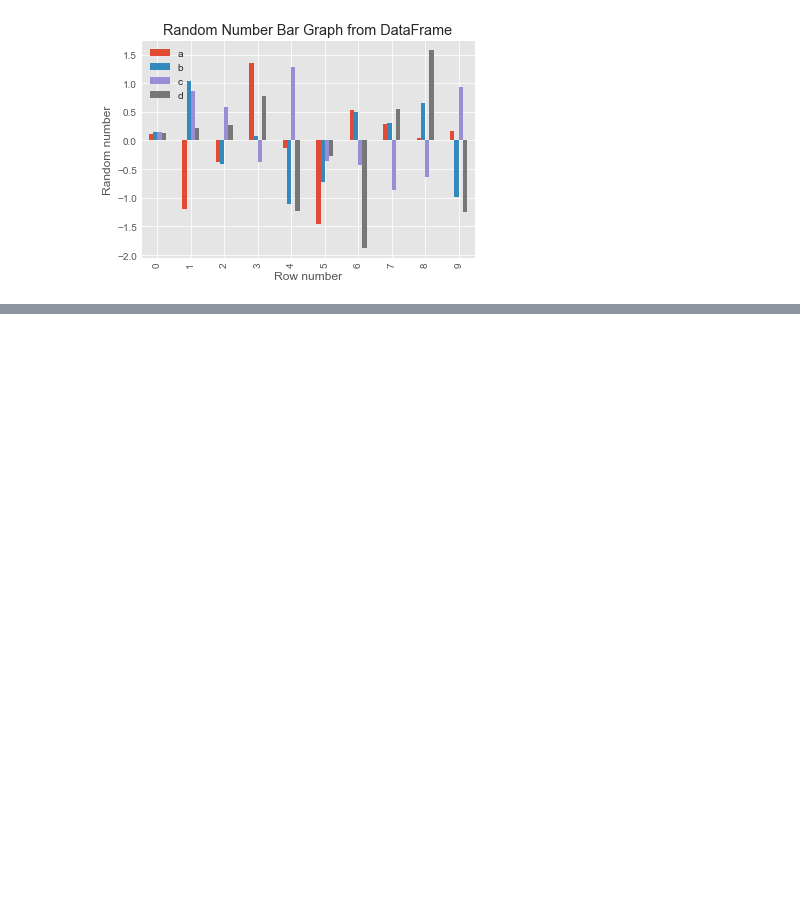
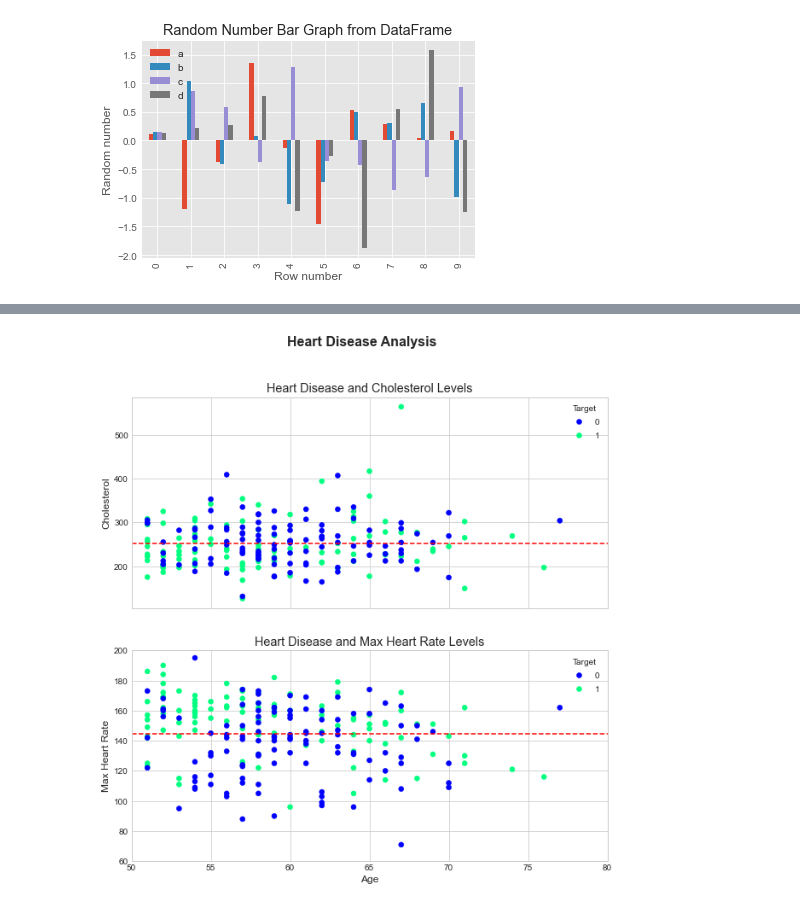
Before and after one commit to suyashXD/mlprojectone, a Jupyter notebook: Introduction to Matplotlib.ipynb, the cells around one changed output, grey strips where cells are left out. Cells and saved outputs as stored; diff of their text form; code cells hidden in the pictures; blank space fills up the shorter version.

```diff
--- a/Introduction to Matplotlib.ipynb
+++ b/Introduction to Matplotlib.ipynb
@@ -658,0 +736,44 @@ ax.legend().set_visible(True)
+# %%
+## After adding in different x & y limitations
+
+fig, (ax0, ax1) = plt.subplots(nrows=2, ncols=1, sharex=True, figsize=(10, 10))
+scatter = ax0.scatter(over_50["age"],
+                      over_50["chol"],
+                      c=over_50["target"],
+                      cmap='winter')
+ax0.set(title="Heart Disease and Cholesterol Levels",
+        ylabel="Cholesterol")
+
+# Set the x axis
+ax0.set_xlim([50, 80])
+
+# Setup a mean line
+ax0.axhline(y=over_50["chol"].mean(),
+            color='r',
+            linestyle='--',
+            label="Average");
+ax0.legend(*scatter.legend_elements(), title="Target")
+
+# Axis 1, 1 (row 1, column 1)
+scatter = ax1.scatter(over_50["age"],
+                      over_50["thalach"],
+                      c=over_50["target"],
+                      cmap='winter')
+ax1.set(title="Heart Disease and Max Heart Rate Levels",
+        xlabel="Age",
+        ylabel="Max Heart Rate")
+
+# Set the y axis
+ax1.set_ylim([60, 200])
+
+# Setup a mean line
+ax1.axhline(y=over_50["thalach"].mean(),
+            color='r',
+            linestyle='--',
+            label="Average");
+ax1.legend(*scatter.legend_elements(), title="Target")
+
+# Title the figure
+fig.suptitle('Heart Disease Analysis', fontsize=16, fontweight='bold');
+# %% [output]
+[figure, added]
```
Also changed, not shown: parts of 12 cells of this notebook.
